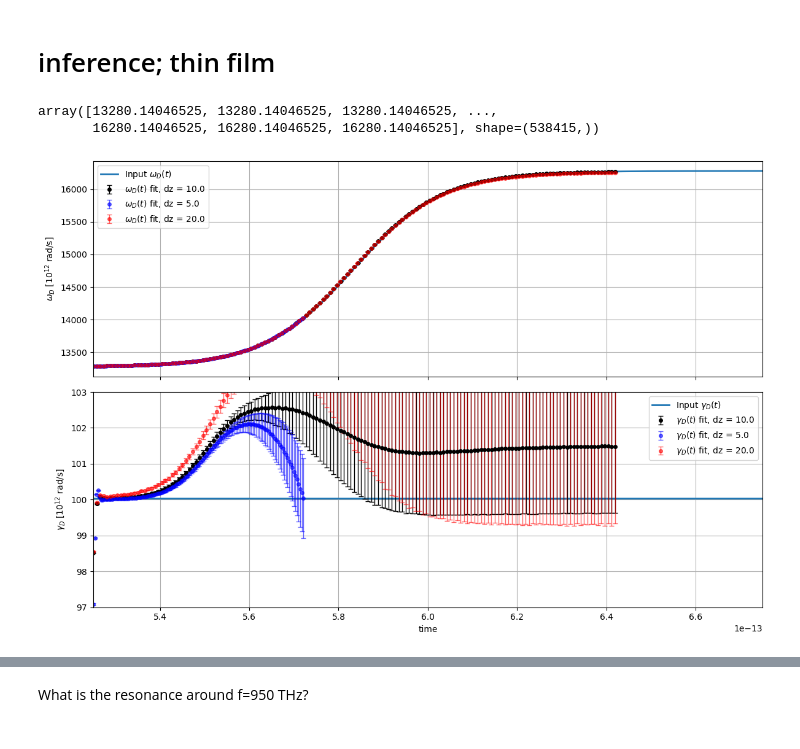
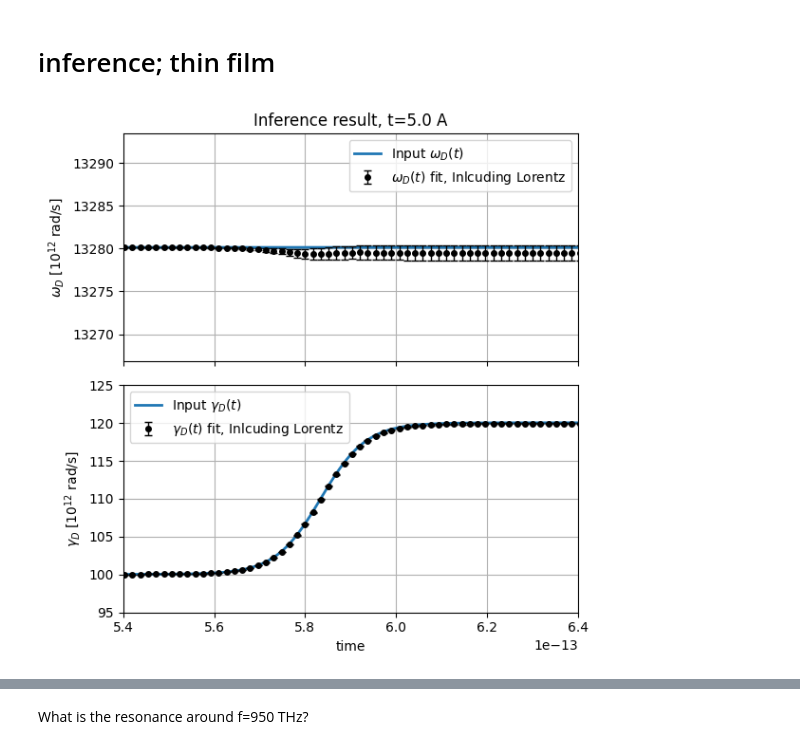
Before and after one commit to archis02/lightmatter, a Jupyter notebook: notebooks/Notebook_reflection_only.ipynb, the cells around one changed output, grey strips where cells are left out. Drawn from its saved outputs; the diff is of its cells as text; code cells hidden in the pictures.

```diff
--- a/notebooks/Notebook_reflection_only.ipynb
+++ b/notebooks/Notebook_reflection_only.ipynb
@@ -249,14 +684,24 @@ Simulation saved to: ../output/2026-06-11_reflection_compare_thin/vary/f0_1250.0
 # dirname_vary = "2026-04-28_reflection_compare_constant_hires/vary/f0_750.0_step_dz_2.5"
 
 # low resolution
-f0_retr = 1100.0
-dirname_const = f"2026-06-11_reflection_compare_thin/constant/f0_{f0_retr}_step_dz_5"
-dirname_vary = f"2026-06-11_reflection_compare_thin/vary/f0_{f0_retr}_step_dz_5"
+f0_retr = 750.0
+# dirname_const = f"tests_includelorentz_varygamma_23-07-2026_t_5.0_transition_10.0/constant/f0_{f0_retr}_step_dz_5"
+# dirname_vary = f"tests_includelorentz_varygamma_23-07-2026_t_5.0_transition_10.0/vary/f0_{f0_retr}_step_dz_5"
+dirname_const = f"report_plots_04-09-2026_t_20.0_transition_10.0/constant/f0_{f0_retr}_step_dz_20"
+dirname_vary = f"report_plots_04-09-2026_t_20.0_transition_10.0/vary/f0_{f0_retr}_step_dz_20"
+
+# dirname_const_shift = f"2026-06-11_reflection_compare_thin/constant/f0_{f0_retr}_step_dz_5_shift_0.25"
+# dirname_vary_shift = f"2026-06-11_reflection_compare_thin/vary/f0_{f0_retr}_step_dz_5_shift_0.25"
 
 result_withfilm = load_simulation_run(f"../output/{dirname_const}/with_film",nosnaps=True)
 result_nofilm = load_simulation_run(f"../output/{dirname_const}/nofilm",nosnaps=True)
 result_withfilm_vary = load_simulation_run(f"../output/{dirname_vary}/with_film",nosnaps=True)
 result_nofilm_vary = load_simulation_run(f"../output/{dirname_vary}/nofilm",nosnaps=True)
+
+# result_withfilm_shift = load_simulation_run(f"../output/{dirname_const_shift}/with_film",nosnaps=True)
+# result_nofilm_shift = load_simulation_run(f"../output/{dirname_const_shift}/nofilm",nosnaps=True)
+# result_withfilm_vary_shift = load_simulation_run(f"../output/{dirname_vary_shift}/with_film",nosnaps=True)
+# result_nofilm_vary_shift = load_simulation_run(f"../output/{dirname_vary_shift}/nofilm",nosnaps=True)
 
 E_r_const = result_withfilm["E_r"] - result_nofilm["E_r"]
 E_r_vary = result_withfilm_vary["E_r"] - result_nofilm_vary["E_r"]
@@ -905,8 +1372,3 @@ result_inference_compare_const_20 = infer_drude_time_series_from_multifrequency_
-# %%
-omega_D_timedep
-# %% [output]
-array([13280.14046525, 13280.14046525, 13280.14046525, ...,
-       16280.14046525, 16280.14046525, 16280.14046525], shape=(538415,))
 # %%
 import matplotlib.pyplot as plt
 
@@ -932,35 +1394,30 @@ gamma_scale = 1e-12   # plot gamma_D in units of 10^12 rad/s
 cases = [
     {
         "result": result_inference_compare_const,
-        "label": "dz = 10.0",
+        "label": "Inlcuding Lorentz",
         "color": "black",
         "alpha": 1.0,
     },
-    {
-        "result": result_inference_compare_const_5,
-        "label": "dz = 5.0",
-        "color": "blue",
-        "alpha": 0.6,
-    },
-    {
-        "result": result_inference_compare_const_20,  # replace with your third result dictionary
-        "label": "dz = 20.0",
-        "color": "red",
-        "alpha": 0.6,
-    },
+    # {
+    #     "result": result_inference_compare_const_2,
+    #     "label": "Fast $\gamma$",
+    #     "color": "blue",
+    #     "alpha": 0.2,
+    # },
+    # {
+    #     "result": result_inference_compare_const_5_high,
+    #     "label": f"dz = 5.0, more frequencies",
+    #     "color": "red",
+    #     "alpha": 0.2,
+    # },
 ]
-
-# ------------------------------------------------------------
-# Common x-axis limits
-# ------------------------------------------------------------
-xlim_common = (5.25e-13, 6.75e-13)
 
 # ------------------------------------------------------------
 # Create shared-x plots
 # ------------------------------------------------------------
 fig, (ax_omega, ax_gamma) = plt.subplots(
     2, 1,
-    figsize=(12, 8),
+    figsize=(6, 6),
     sharex=True
 )
 
@@ -969,14 +1426,14 @@ fig, (ax_omega, ax_gamma) = plt.subplots(
 # ------------------------------------------------------------
 ax_omega.plot(
     t_ax * UNIT_T + delta_t_correction,
-    omega_D_timedep,
+    omega_D_const,
     label=r"Input $\omega_D(t)$",
     linewidth=2
 )
-
+ax_omega.set_title("Inference result, t=5.0 A")
 ax_gamma.plot(
     t_ax * UNIT_T + delta_t_correction,
-    gamma_D_const,
+    gamma_D_timedep,
     label=r"Input $\gamma_D(t)$",
     linewidth=2
 )
@@ -1014,32 +1471,41 @@ for case in cases:
 
     ax_gamma.errorbar(
         t_fit,
         gammaD_t * gamma_scale,
         yerr=gammaD_err * gamma_scale,
         fmt="o",
         color=color,
         alpha=alpha,
         capsize=3,
         elinewidth=1,
         markersize=4,
         label=rf"$\gamma_D(t)$ fit, {label}"
     )
 
 # ------------------------------------------------------------
 # Formatting
 # ------------------------------------------------------------
 ax_omega.set_ylabel(r"$\omega_D$ [$10^{12}$ rad/s]")
 ax_omega.grid(True)
+# ax_omega.set_ylim((13000,16500))
+ax_omega.set_ylim((omega_D0*0.999,omega_D0*1.001))
+# ax_omega.set_ylim((26450,26650))
+# ax_omega.set_ylim((15875,15975))
 ax_omega.legend()
+
+# ------------------------------------------------------------
+# Common x-axis limits
+# ------------------------------------------------------------
+xlim_common = (5.4e-13, 6.4e-13)
 
 ax_gamma.set_xlabel("time")
 ax_gamma.set_ylabel(r"$\gamma_D$ [$10^{12}$ rad/s]")
-ax_gamma.set_ylim((97., 103.))
+ax_gamma.set_ylim((95., 125.))
 ax_gamma.set_xlim(xlim_common)
 ax_gamma.grid(True)
 ax_gamma.legend()
 
 plt.tight_layout()
 plt.show()
 # %% [output]
-[figure, old version]
+[figure, new version]
```
Also changed, not shown: parts of 34 cells of this notebook, 13 other files.
